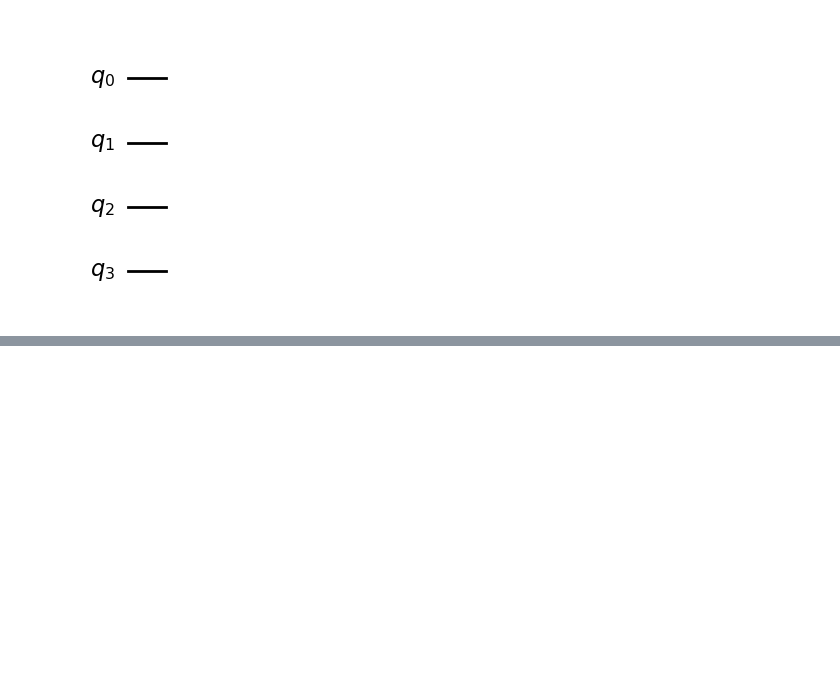
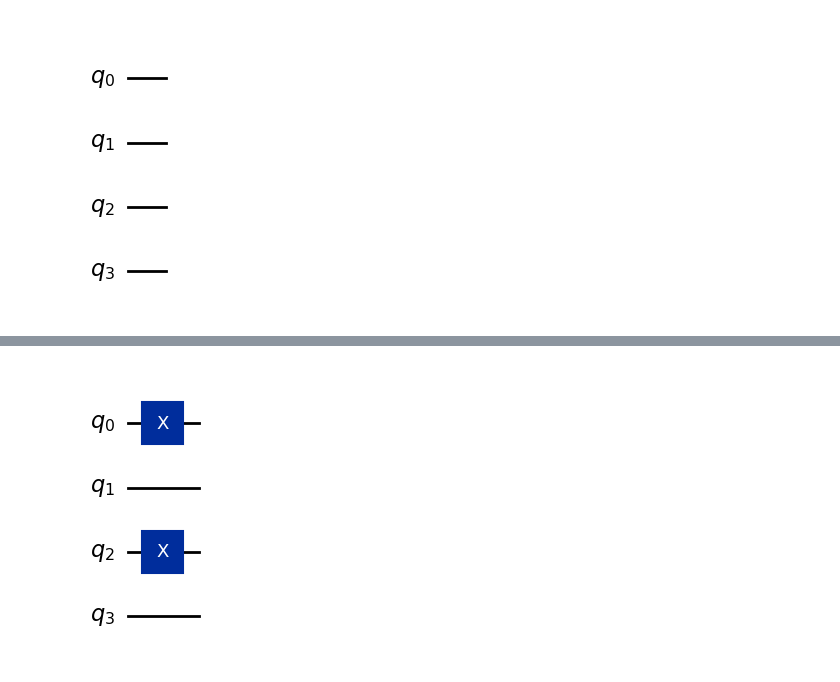
Before and after one commit to manhoosbilli1/Quantum_Computing_Learning, a Jupyter notebook: Task2/main_task.ipynb, the cells around one changed output, grey strips where cells are left out. Drawn from its saved outputs; the diff is of its cells as text; code cells hidden in the pictures; blank space fills up the shorter version.

```diff
--- a/Task2/main_task.ipynb
+++ b/Task2/main_task.ipynb
@@ -116,0 +156,84 @@ plot_histogram(counts_100)
+# %%
+from qiskit import QuantumCircuit
+from qiskit_aer import AerSimulator
+from qiskit.visualization import plot_histogram
+from qiskit.quantum_info import Statevector
+
+
+# Function to create an oracle based on the provided case
+def createOracle(case):
+    oracle = QuantumCircuit(4)  # Two qubits for the oracle
+    if case == 1:
+        oracle.x(0)  # X-gate on qubit 0
+        oracle.x(2)
+    elif case == 2:
+        oracle.x(1)  # X-gate on qubit 1
+        oracle.x(0)
+    elif case == 3:
+        oracle.cx(0, 3)  # Controlled-X (CNOT) gate
+        oracle.cx(2, 3)
+    elif case == 4:
+        for i in range(3):
+            oracle.cx(i,3)
+
+    return oracle
+
+
+# Function to create an input state based on a binary string
+def createInput(input_string):
+    inputCircuit = QuantumCircuit(4)  # Two qubits for the input circuit
+    for qubit, bit in enumerate(input_string):
+        if bit == "1":  # Apply X-gate if the bit is 1
+            inputCircuit.x(qubit)
+    state = Statevector.from_instruction(inputCircuit)  # Generate the state vector
+    return inputCircuit, state
+
+# Since Deutsch's algorithm has to be hadamard in the first and last layer to work properly
+def createLeadingCircuit():
+    circuit = QuantumCircuit(4)
+    circuit.h(0)
+    circuit.h(1)
+    circuit.h(2)
+    circuit.x(3)  # flip last bit to 1 for DJ algo
+    circuit.h(3)
+    return circuit
+
+def createTailCircuit():
+    circuit = QuantumCircuit(4)
+    circuit.h(0)
+    circuit.h(1)
+    circuit.h(2)
+    return circuit
+
+
+# Combine the leading, oracle, and tail circuits
+def create_deutsch_circuit(leadingCircuit, oracle, tailCircuit):
+    firstCircuit = leadingCircuit.compose(oracle)
+    finalCircuit = firstCircuit.compose(tailCircuit)
+    return finalCircuit
+
+
+def oracle_truth_table(oracleType):
+    """
+    Display the truth table of the oracle in ket notation with statevectors.
+    Args:
+        oracleType (int): Specifies the oracle type.
+    """
+    # Create the oracle circuit
+    oracle = createOracle(oracleType)
+
+    # Iterate through all possible 3-bit inputs
+    for i in range(8):  # Loop through 000, 010, 101, 110 and so on for 8 combinations
+        input_bits = format(i, "04b")  # Convert to 2-bit binary string
+        inputCircuit, inputState = createInput(input_bits)
+
+        # Combine the input and oracle circuits
+        stitchedCircuit = inputCircuit.compose(oracle)
+        statevector = Statevector.from_instruction(stitchedCircuit)
+
+        # Display input in ket notation and the corresponding statevector
+        display(Math(f"\\text{{Input: }} |{input_bits}\\rangle"))
+        display(statevector.draw('latex'))
+    return inputCircuit,stitchedCircuit
+# %% [output]
+[figure, added]
```
Also changed, not shown: parts of 10 cells of this notebook, 1 other file.
